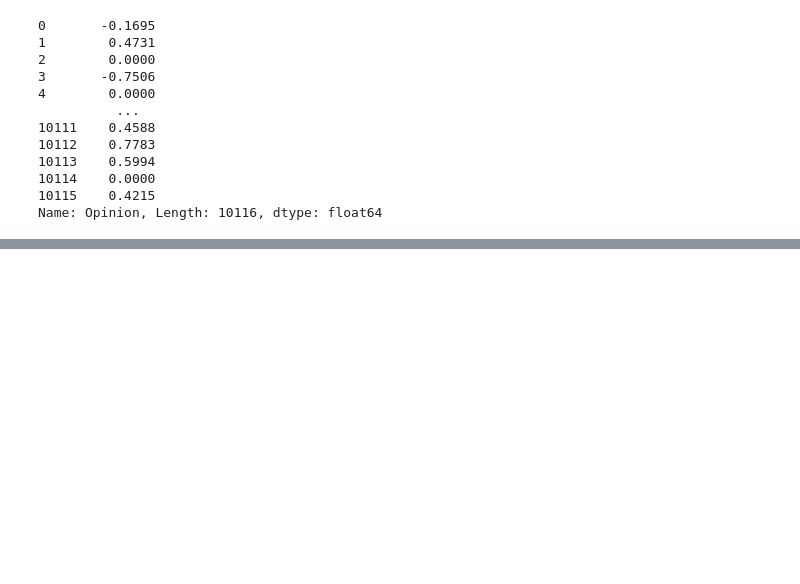
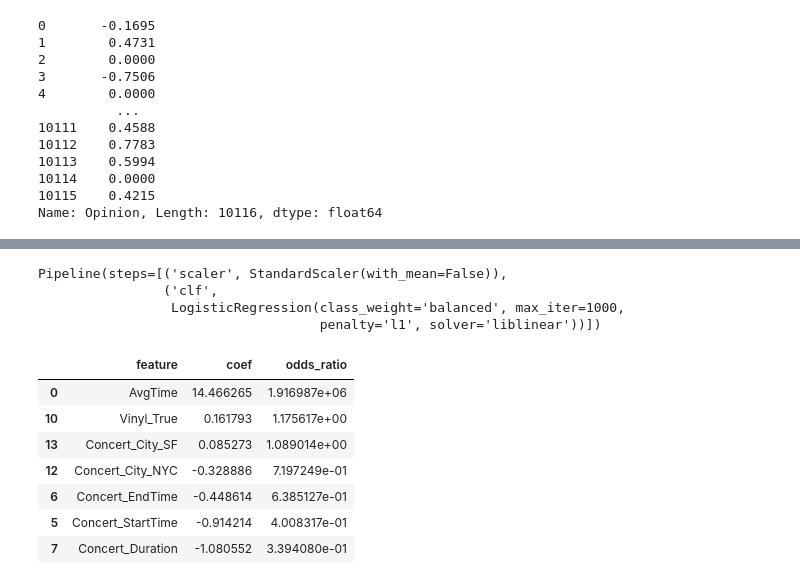
Before and after one commit to peter-clark/intro-to-ml, a Jupyter notebook: exploration.ipynb, the cells around one changed output, grey strips where cells are left out. Drawn from its saved outputs; the diff is of its cells as text; code cells hidden in the pictures; blank space fills up the shorter version.

Commit message:
regression

```diff
--- a/exploration.ipynb
+++ b/exploration.ipynb
@@ -187,0 +178,2 @@ sns.histplot(data=opinion_data, x='sentiment', hue='FreePass',
+# %%
+data = pd.read_csv(path+"/train_cleaned.csv")
@@ -187,0 +184,16 @@ sns.histplot(data=opinion_data, x='sentiment', hue='FreePass',
+# %%
+l1_pipeline = Pipeline(
+    steps=[
+        ("scaler", StandardScaler(with_mean=False)),
+        ("clf", LogisticRegression(
+            penalty="l1",
+            solver="liblinear",
+            max_iter=1000,
+            class_weight="balanced"
+        ))
+    ]
+)
+# %%
+X=data.drop(columns=["FreePass"])
+Y=data["FreePass"]
+data.columns
@@ -187,0 +209,30 @@ sns.histplot(data=opinion_data, x='sentiment', hue='FreePass',
+# %%
+l1_pipeline.fit(X,Y)
+# %% [output]
+Pipeline(steps=[('scaler', StandardScaler(with_mean=False)),
+                ('clf',
+                 LogisticRegression(class_weight='balanced', max_iter=1000,
+                                    penalty='l1', solver='liblinear'))])
+# %%
+coef = l1_pipeline.named_steps["clf"].coef_[0]
+
+feature_importance = (
+    pd.DataFrame({
+        "feature": X.columns,
+        "coef": coef,
+        "odds_ratio": np.exp(coef)
+    })
+    .query("coef != 0")
+    .sort_values("odds_ratio", ascending=False)
+)
+
+feature_importance
+# %% [output]
+|  | feature | coef | odds_ratio |
+| 0 | AvgTime | 14.466265 | 1.916987e+06 |
+| 10 | Vinyl_True | 0.161793 | 1.175617e+00 |
+| 13 | Concert_City_SF | 0.085273 | 1.089014e+00 |
+| 12 | Concert_City_NYC | -0.328886 | 7.197249e-01 |
+| 6 | Concert_EndTime | -0.448614 | 6.385127e-01 |
+| 5 | Concert_StartTime | -0.914214 | 4.008317e-01 |
+| 7 | Concert_Duration | -1.080552 | 3.394080e-01 |
```
Also changed, not shown: parts of 5 cells of this notebook, 2 other files.
